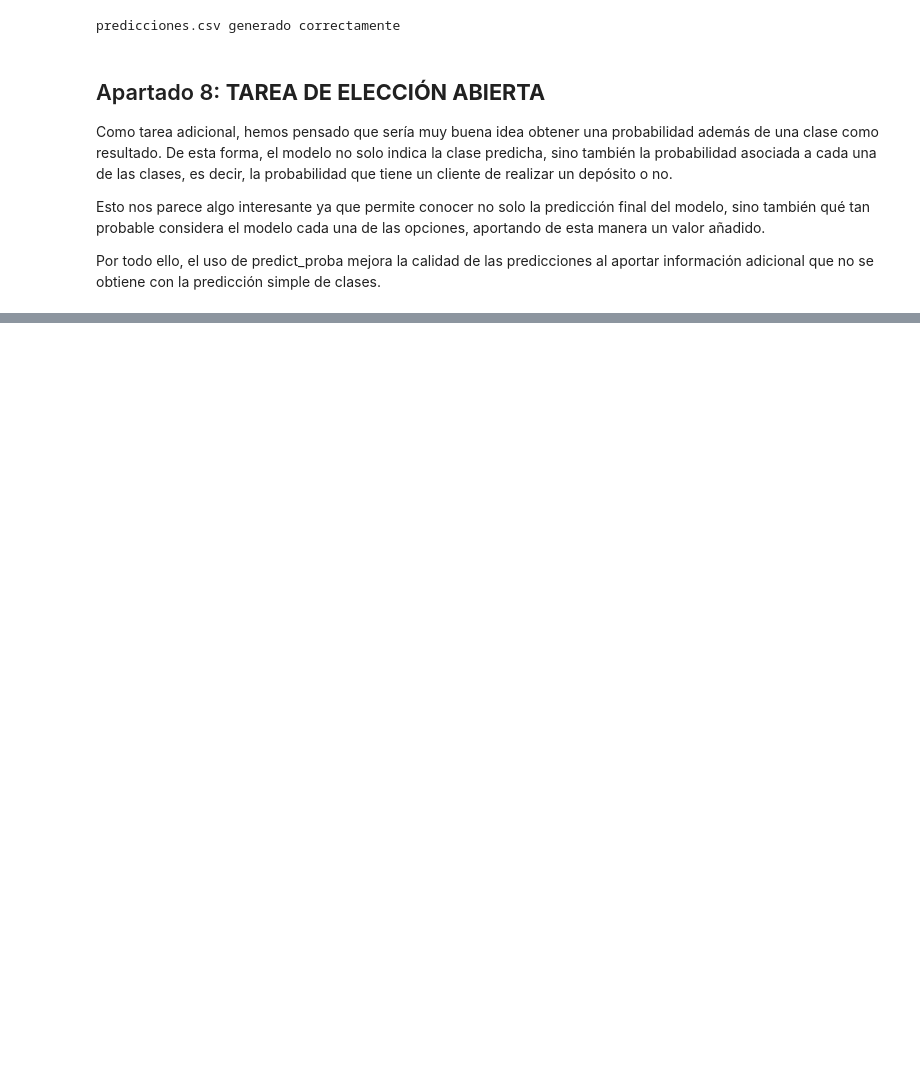
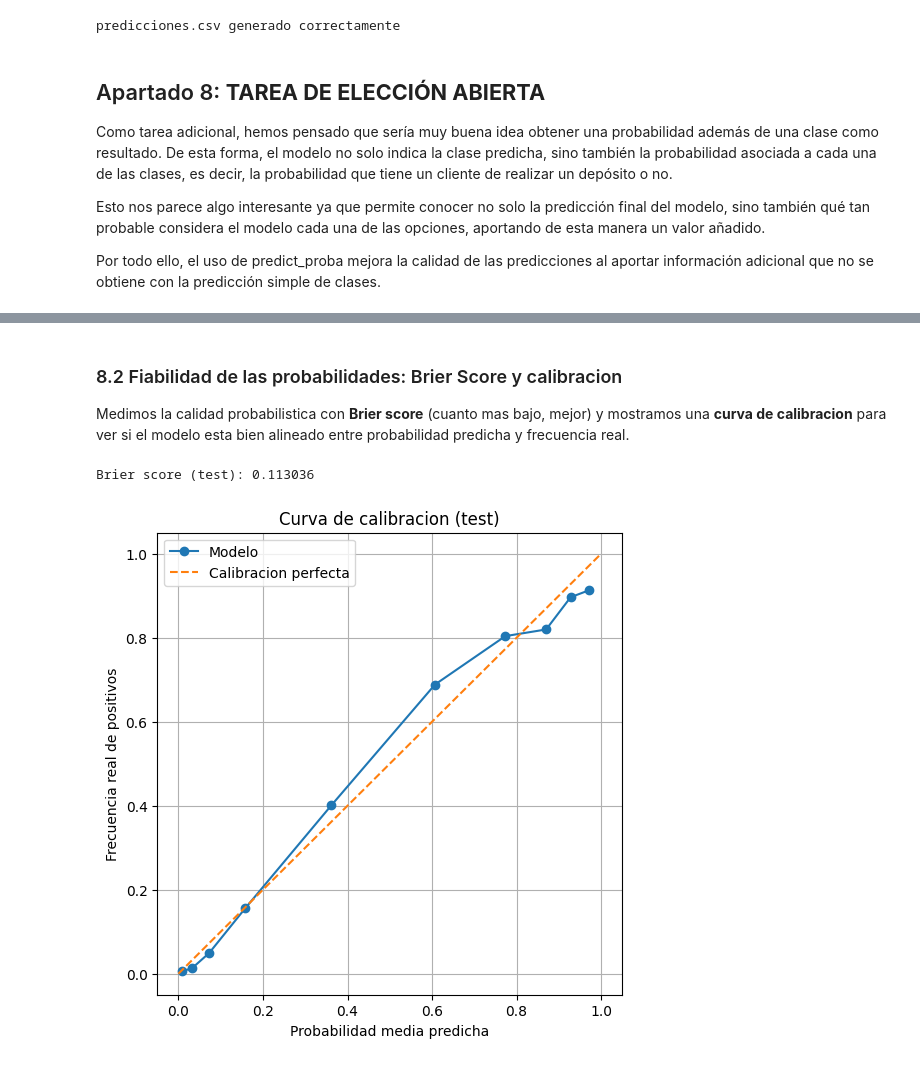
Before and after one commit to 100522202/clasificacion-prediccion-streamlit-aa, a Jupyter notebook: notebook2.ipynb, the cells around one changed output, grey strips where cells are left out. Saved outputs shown, nothing was run; the diff lists cells and outputs as text; code cells hidden in the pictures; blank space fills up the shorter version.

Commit message:
Entrega final provisional: - Correcciones de consistencia - Corrección de errores - Evidencias en Streamlit - Creación de requirements.txt

```diff
--- a/notebook2.ipynb
+++ b/notebook2.ipynb
@@ -36,0 +158,22 @@ Por todo ello, el uso de predict_proba mejora la calidad de las predicciones al
+# %% [markdown]
+### 8.2 Fiabilidad de las probabilidades: Brier Score y calibracion
+
+Medimos la calidad probabilistica con **Brier score** (cuanto mas bajo, mejor) y mostramos una **curva de calibracion** para ver si el modelo esta bien alineado entre probabilidad predicha y frecuencia real.
+# %%
+brier = brier_score_loss(y_test, y_prob)
+print(f'Brier score (test): {brier:.6f}')
+
+frac_pos, mean_pred = calibration_curve(y_test, y_prob, n_bins=10, strategy='quantile')
+
+plt.figure(figsize=(6, 6))
+plt.plot(mean_pred, frac_pos, marker='o', label='Modelo')
+plt.plot([0, 1], [0, 1], '--', label='Calibracion perfecta')
+plt.xlabel('Probabilidad media predicha')
+plt.ylabel('Frecuencia real de positivos')
+plt.title('Curva de calibracion (test)')
+plt.legend()
+plt.grid(True)
+plt.show()
+# %% [output]
+Brier score (test): 0.113036
+[figure, added]
```
Also changed, not shown: parts of 11 cells of this notebook, 8 other files.
